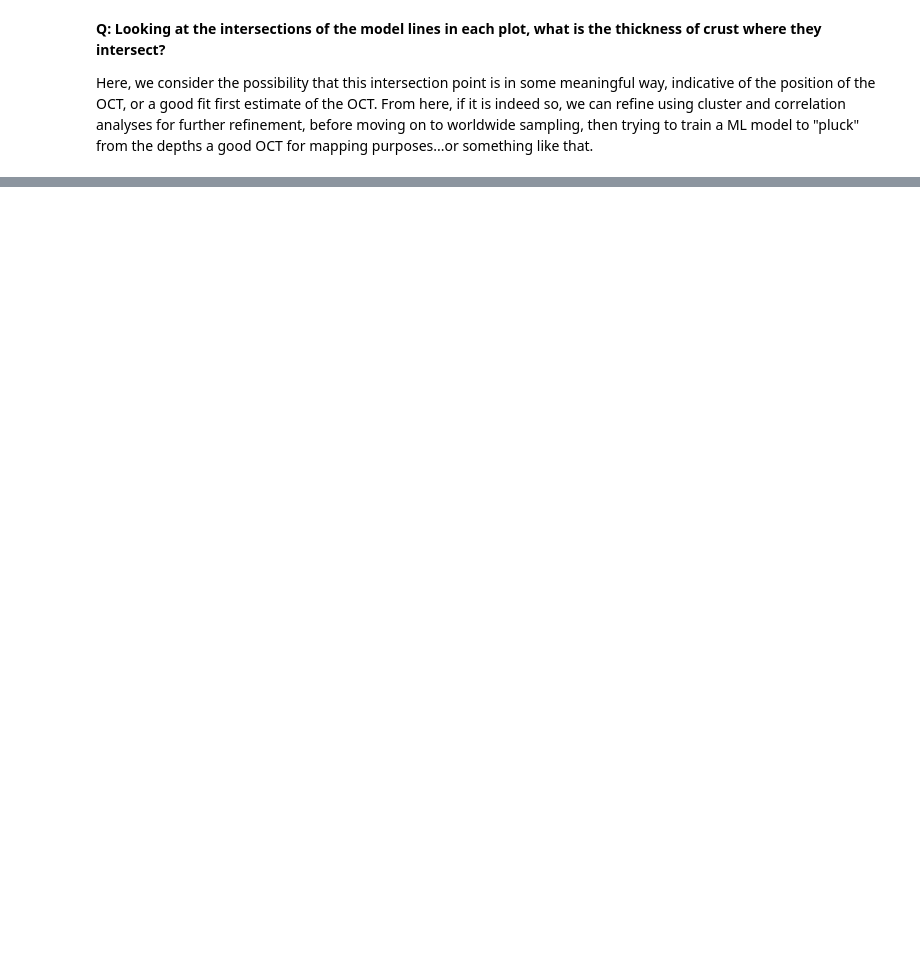
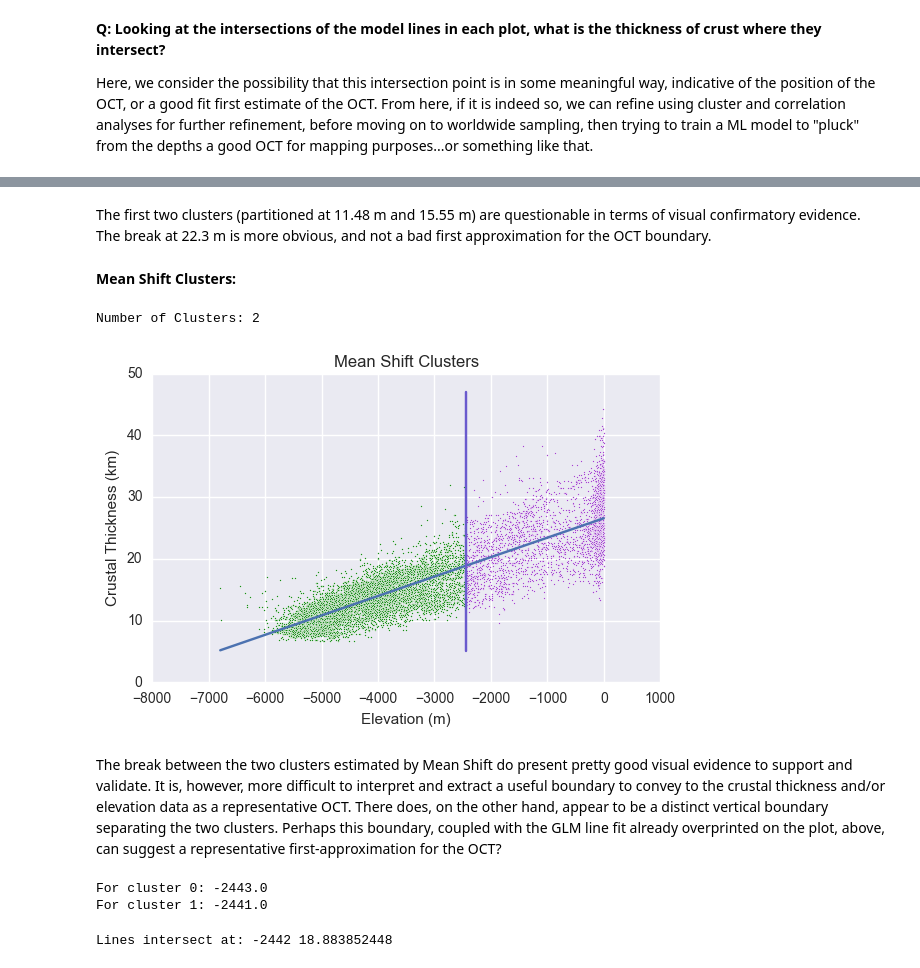
Before and after one commit to pjparis/C_Margin_Mapping, a Jupyter notebook: CMM Sample Data (20k pnts) Crustal Thickness Analysis-II.ipynb, the cells around one changed output, grey strips where cells are left out. Saved outputs shown, nothing was run; the diff lists cells and outputs as text; code cells hidden in the pictures; blank space fills up the shorter version.

```diff
--- a/CMM Sample Data (20k pnts) Crustal Thickness Analysis-II.ipynb
+++ b/CMM Sample Data (20k pnts) Crustal Thickness Analysis-II.ipynb
@@ -363,0 +336,65 @@ Natural Breaks Optimization Result:
+# %% [markdown]
+The first two clusters (partitioned at 11.48 m and 15.55 m) are questionable in terms of visual confirmatory evidence. The break at 22.3 m is more obvious, and not a bad first approximation for the OCT boundary.
+# %% [markdown]
+__Mean Shift Clusters:__
+# %%
+from sklearn.cluster import MeanShift, estimate_bandwidth
+
+X = np.array(df_wet.ix[:,1:3])
+
+bw = estimate_bandwidth(X)
+msc = MeanShift(bw, bin_seeding=True).fit(X)
+labels = msc.labels_
+cluster_centers = msc.cluster_centers_
+
+for k , col in zip(range( len(np.unique(msc.labels_)) ), ['green','darkorchid','m']):
+    members = labels == k
+    cluster_center = cluster_centers[k]
+    plt.scatter(X[members,1], X[members, 0], c=col, marker='.', edgecolor='white', s=5)
+
+# fit GLM line to df_wet data:
+plt.plot(np.unique(df_wet.Elevation), np.poly1d(np.polyfit(df_wet.Elevation, df_wet.CrustThk, 1))(np.unique(df_wet.Elevation)))
+
+# plot cluster separation line, as computered below:
+plt.plot((-2442, -2442),(5,47), c='slateblue')
+
+plt.xlabel('Elevation (m)')
+plt.ylabel('Crustal Thickness (km)')
+plt.title('Mean Shift Clusters')
+plt.tight_layout()
+print('Number of Clusters:', len(cluster_centers))
+plt.show()
+# %% [output]
+Number of Clusters: 2
+[figure, added]
+# %% [markdown]
+The break between the two clusters estimated by Mean Shift do present pretty good visual evidence to support and validate. It is, however, more difficult to interpret and extract a useful boundary to convey to the crustal thickness and/or elevation data as a representative OCT. There does, on the other hand, appear to be a distinct vertical boundary separating the two clusters. Perhaps this boundary, coupled with the GLM line fit already overprinted on the plot, above, can suggest a representative first-approximation for the OCT?
+# %%
+# locate the vertical boundary that seems to divide the two Mean Shift defined clusters:
+
+X_0=[];  X_1=[]
+for x, l in zip(X, labels):
+    if(l == 0):
+        X_0.append(x)
+    if(l == 1):
+        X_1.append(x)
+
+X_0 = np.array(X_0)
+X_1 = np.array(X_1)
+
+print('For cluster 0:',X_0[:,1].max())
+print('For cluster 1:',X_1[:,1].min())
+# %% [output]
+For cluster 0: -2443.0
+For cluster 1: -2441.0
+# %%
+# Compute the intersection of the GLM model and cluster boundary lines in the Mean Shift Cluster model plot, above:
+
+# compute the slope and intercept for the GLM line:
+slope, yintercept = np.poly1d(np.polyfit(df_wet.Elevation, df_wet.CrustThk, 1))
+
+xi = -2442
+yi = slope*xi + yintercept
+print('Lines intersect at:',xi, yi)
+# %% [output]
+Lines intersect at: -2442 18.883852448
```
Also changed, not shown: parts of 25 cells of this notebook, 1 other file.
